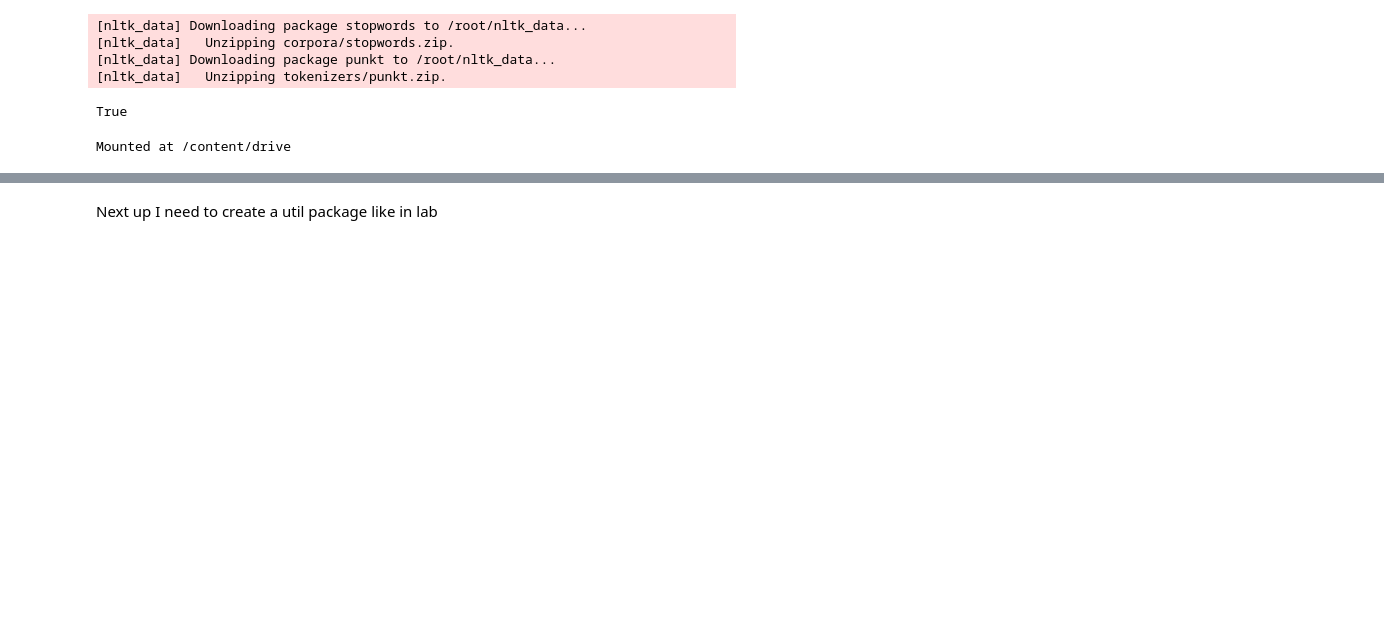
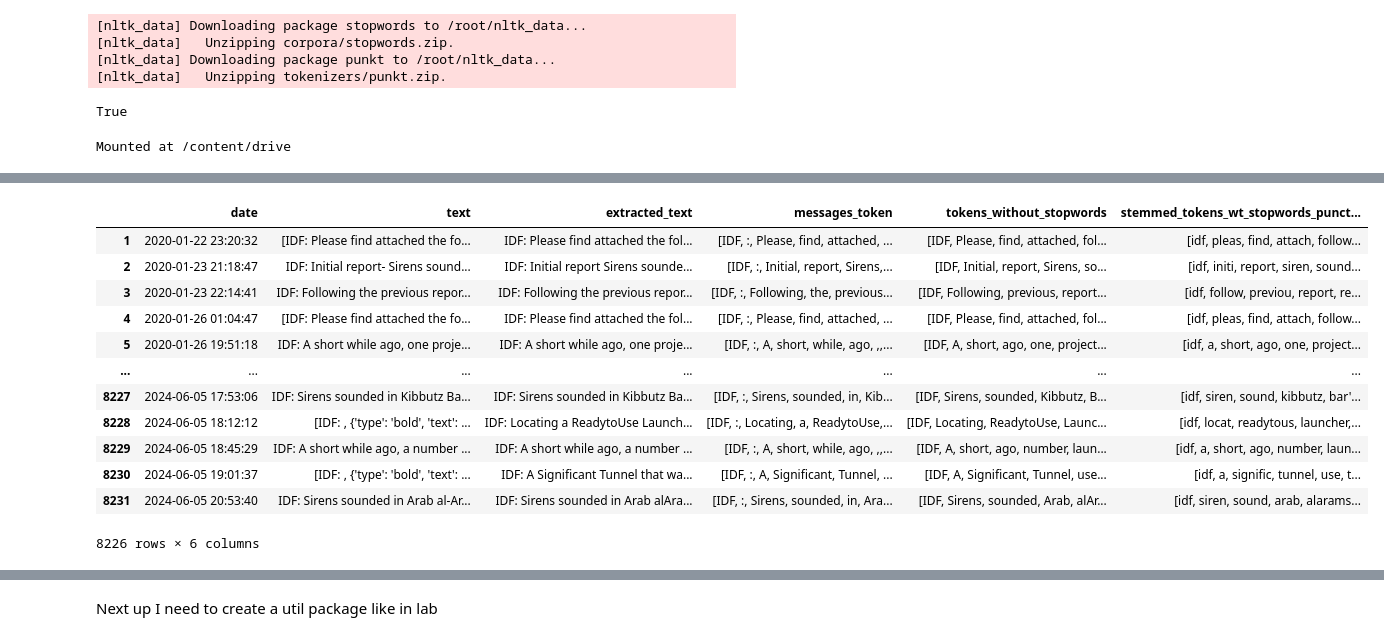
Before and after one commit to Snapchik/chat_analysis, a Jupyter notebook: Chats_copmparisson.ipynb, the cells around one changed output, grey strips where cells are left out. Drawn from its saved outputs; the diff is of its cells as text; code cells hidden in the pictures; blank space fills up the shorter version.

```diff
--- a/Chats_copmparisson.ipynb
+++ b/Chats_copmparisson.ipynb
@@ -28,0 +205,32 @@ Mounted at /content/drive
+# %%
+#Big preprocessing steps
+
+#clearing out some common misspellings and hyperlink
+IDF_chat_normalized_dropped['extracted_text'] = IDF_chat_normalized_dropped['extracted_text'].str.replace('\n', '')
+IDF_chat_normalized_dropped['extracted_text'] = IDF_chat_normalized_dropped['extracted_text'].str.replace('text_link', '')
+IDF_chat_normalized_dropped['extracted_text'] = IDF_chat_normalized_dropped['extracted_text'].str.replace(r'https?://[^\s\n\r]+', '', regex=True)
+IDF_chat_normalized_dropped['extracted_text'] = IDF_chat_normalized_dropped['extracted_text'].str.replace(r'bold\B', '', regex=True)
+IDF_chat_normalized_dropped['extracted_text'] = IDF_chat_normalized_dropped['extracted_text'].str.replace(r'#', '',regex=True)
+IDF_chat_normalized_dropped['extracted_text'] = IDF_chat_normalized_dropped['extracted_text'].str.replace('hashtag', '')
+IDF_chat_normalized_dropped['extracted_text'] = IDF_chat_normalized_dropped['extracted_text'].str.replace('italic', '')
+IDF_chat_normalized_dropped['extracted_text'] = IDF_chat_normalized_dropped['extracted_text'].str.replace('_', '')
+IDF_chat_normalized_dropped['extracted_text'] = IDF_chat_normalized_dropped['extracted_text'].str.replace('—', '')
+IDF_chat_normalized_dropped['extracted_text'] = IDF_chat_normalized_dropped['extracted_text'].str.replace('-', '')
+
+
+#applying tokenizer
+IDF_chat_normalized_dropped['messages_token'] = IDF_chat_normalized_dropped["extracted_text"].apply(nltk.word_tokenize)
+
+#removing stop words
+stopwords_english = stopwords.words('english')
+
+IDF_chat_normalized_dropped['tokens_without_stopwords'] = IDF_chat_normalized_dropped['messages_token'].apply(lambda x:
+    [word for word in x if word not in (stopwords_english) and word not in string.punctuation])
+
+
+# Instantiate stemming class
+stemmer = PorterStemmer()
+
+IDF_chat_normalized_dropped['stemmed_tokens_wt_stopwords_punctuation'] = IDF_chat_normalized_dropped['tokens_without_stopwords'].apply(lambda x: [stemmer.stem(word) for word in x])
+
+IDF_chat_normalized_dropped['stemmed_tokens_wt_stopwords_punctuation']
@@ -28,0 +250,16 @@ Mounted at /content/drive
+# %%
+IDF_chat_normalized_dropped
+# %% [output]
+|  | date | text | extracted_text | messages_token | tokens_without_stopwords | stemmed_tokens_wt_stopwords_punct... |
+| 1 | 2020-01-22 23:20:32 | [IDF: Please find attached the fo... | IDF: Please find attached the fol... | [IDF, :, Please, find, attached, ... | [IDF, Please, find, attached, fol... | [idf, pleas, find, attach, follow... |
+| 2 | 2020-01-23 21:18:47 | IDF: Initial report- Sirens sound... | IDF: Initial report Sirens sounde... | [IDF, :, Initial, report, Sirens,... | [IDF, Initial, report, Sirens, so... | [idf, initi, report, siren, sound... |
+| 3 | 2020-01-23 22:14:41 | IDF: Following the previous repor... | IDF: Following the previous repor... | [IDF, :, Following, the, previous... | [IDF, Following, previous, report... | [idf, follow, previou, report, re... |
+| 4 | 2020-01-26 01:04:47 | [IDF: Please find attached the fo... | IDF: Please find attached the fol... | [IDF, :, Please, find, attached, ... | [IDF, Please, find, attached, fol... | [idf, pleas, find, attach, follow... |
+| 5 | 2020-01-26 19:51:18 | IDF: A short while ago, one proje... | IDF: A short while ago, one proje... | [IDF, :, A, short, while, ago, ,,... | [IDF, A, short, ago, one, project... | [idf, a, short, ago, one, project... |
+| ... | ... | ... | ... | ... | ... | ... |
+| 8227 | 2024-06-05 17:53:06 | IDF: Sirens sounded in Kibbutz Ba... | IDF: Sirens sounded in Kibbutz Ba... | [IDF, :, Sirens, sounded, in, Kib... | [IDF, Sirens, sounded, Kibbutz, B... | [idf, siren, sound, kibbutz, bar'... |
+| 8228 | 2024-06-05 18:12:12 | [IDF: , {'type': 'bold', 'text': ... | IDF: Locating a ReadytoUse Launch... | [IDF, :, Locating, a, ReadytoUse,... | [IDF, Locating, ReadytoUse, Launc... | [idf, locat, readytous, launcher,... |
+| 8229 | 2024-06-05 18:45:29 | IDF: A short while ago, a number ... | IDF: A short while ago, a number ... | [IDF, :, A, short, while, ago, ,,... | [IDF, A, short, ago, number, laun... | [idf, a, short, ago, number, laun... |
+| 8230 | 2024-06-05 19:01:37 | [IDF: , {'type': 'bold', 'text': ... | IDF: A Significant Tunnel that wa... | [IDF, :, A, Significant, Tunnel, ... | [IDF, A, Significant, Tunnel, use... | [idf, a, signific, tunnel, use, t... |
+| 8231 | 2024-06-05 20:53:40 | IDF: Sirens sounded in Arab al-Ar... | IDF: Sirens sounded in Arab alAra... | [IDF, :, Sirens, sounded, in, Ara... | [IDF, Sirens, sounded, Arab, alAr... | [idf, siren, sound, arab, alarams... |
+8226 rows × 6 columns
```
Also changed, not shown: parts of 10 cells of this notebook.
